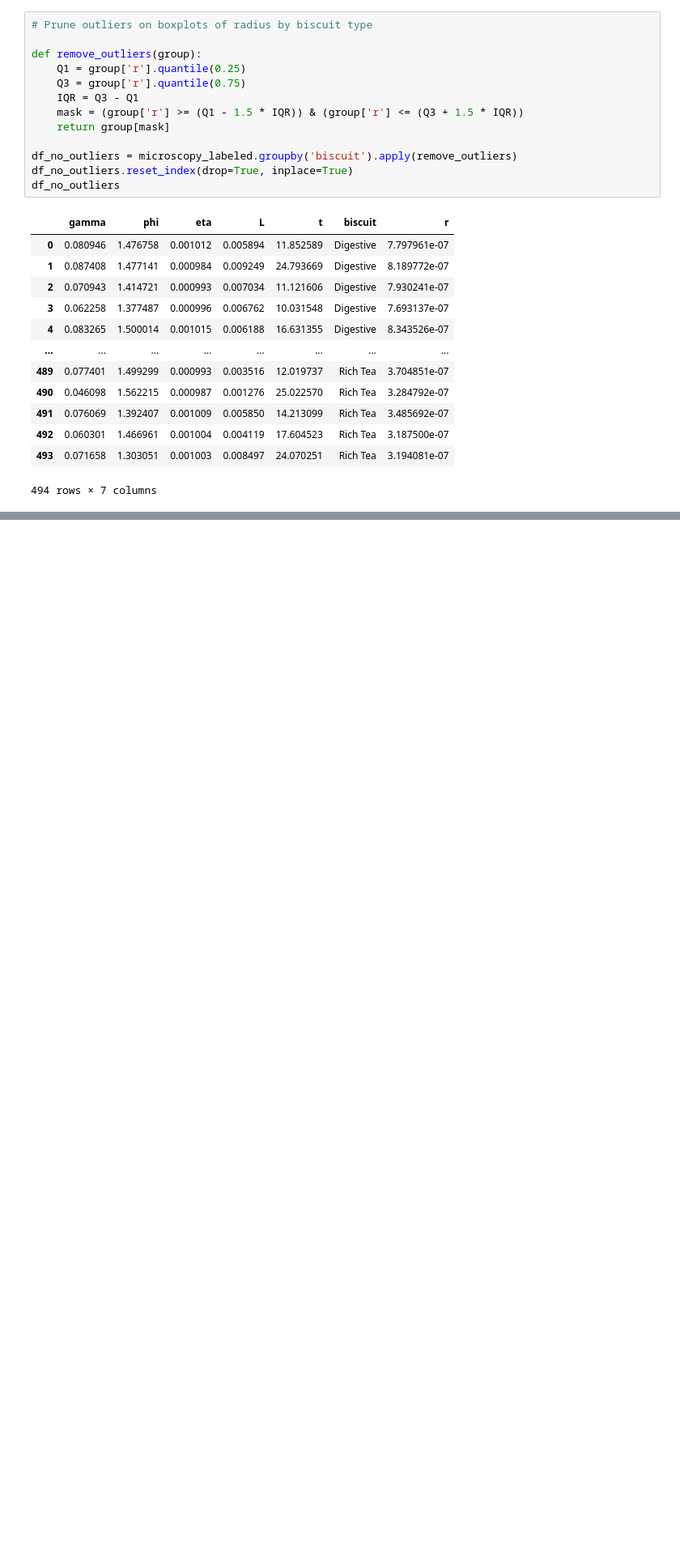
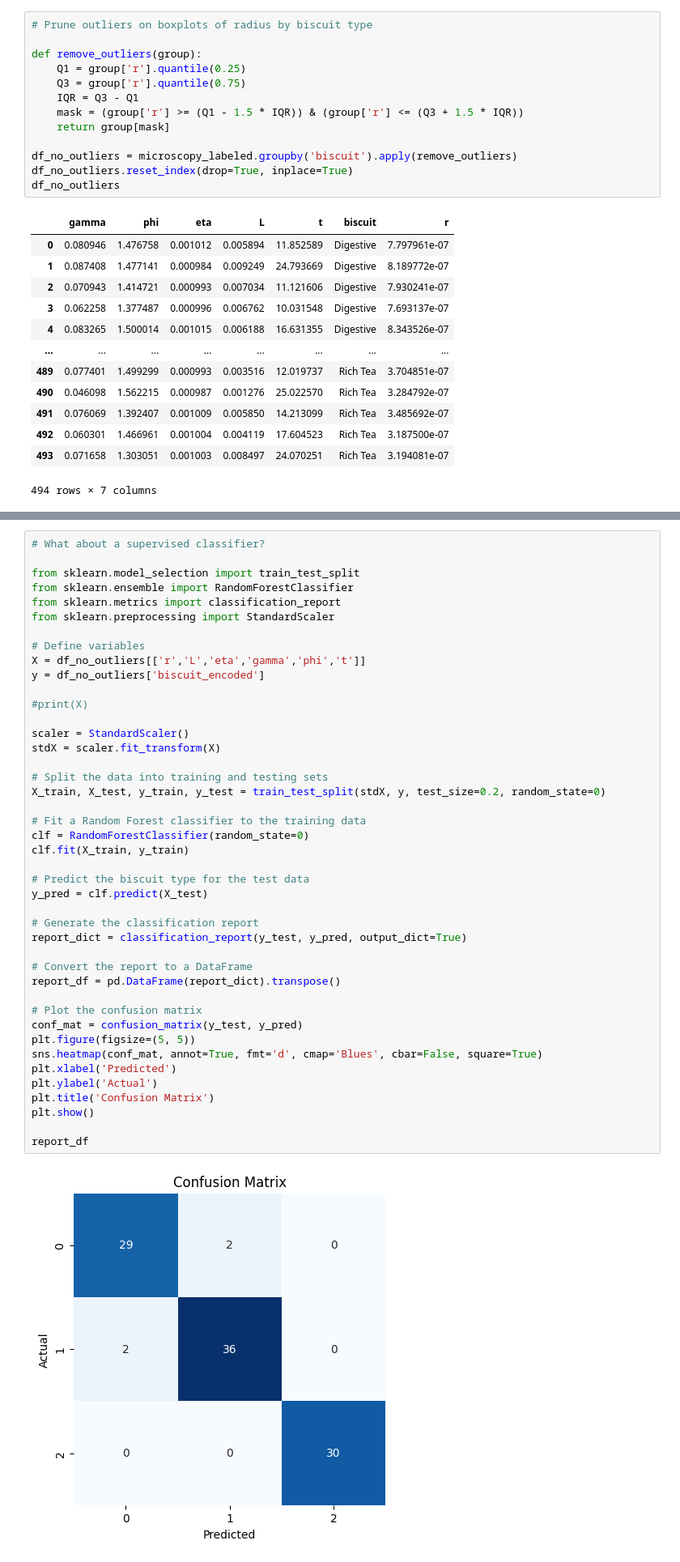
Before and after one commit to kon-218/biscuit_analysis, a Jupyter notebook: code3.ipynb, the cells around one changed output, grey strips where cells are left out. Shown at 81% size. Saved outputs shown, nothing was run; the diff lists cells and outputs as text; blank space fills up the shorter version.

```diff
--- a/code3.ipynb
+++ b/code3.ipynb
@@ -180,0 +230,45 @@ plt.show()
+# %%
+# What about a supervised classifier?
+
+from sklearn.model_selection import train_test_split
+from sklearn.ensemble import RandomForestClassifier
+from sklearn.metrics import classification_report
+from sklearn.preprocessing import StandardScaler
+
+# Define variables
+X = df_no_outliers[['r','L','eta','gamma','phi','t']]
+y = df_no_outliers['biscuit_encoded']
+
+#print(X)
+
+scaler = StandardScaler()
+stdX = scaler.fit_transform(X)
+
+# Split the data into training and testing sets
+X_train, X_test, y_train, y_test = train_test_split(stdX, y, test_size=0.2, random_state=0)
+
+# Fit a Random Forest classifier to the training data
+clf = RandomForestClassifier(random_state=0)
+clf.fit(X_train, y_train)
+
+# Predict the biscuit type for the test data
+y_pred = clf.predict(X_test)
+
+# Generate the classification report
+report_dict = classification_report(y_test, y_pred, output_dict=True)
+
+# Convert the report to a DataFrame
+report_df = pd.DataFrame(report_dict).transpose()
+
+# Plot the confusion matrix
+conf_mat = confusion_matrix(y_test, y_pred)
+plt.figure(figsize=(5, 5))
+sns.heatmap(conf_mat, annot=True, fmt='d', cmap='Blues', cbar=False, square=True)
+plt.xlabel('Predicted')
+plt.ylabel('Actual')
+plt.title('Confusion Matrix')
+plt.show()
+
+report_df
+# %% [output]
+[figure, added]
```
Also changed, not shown: parts of 10 cells of this notebook.
